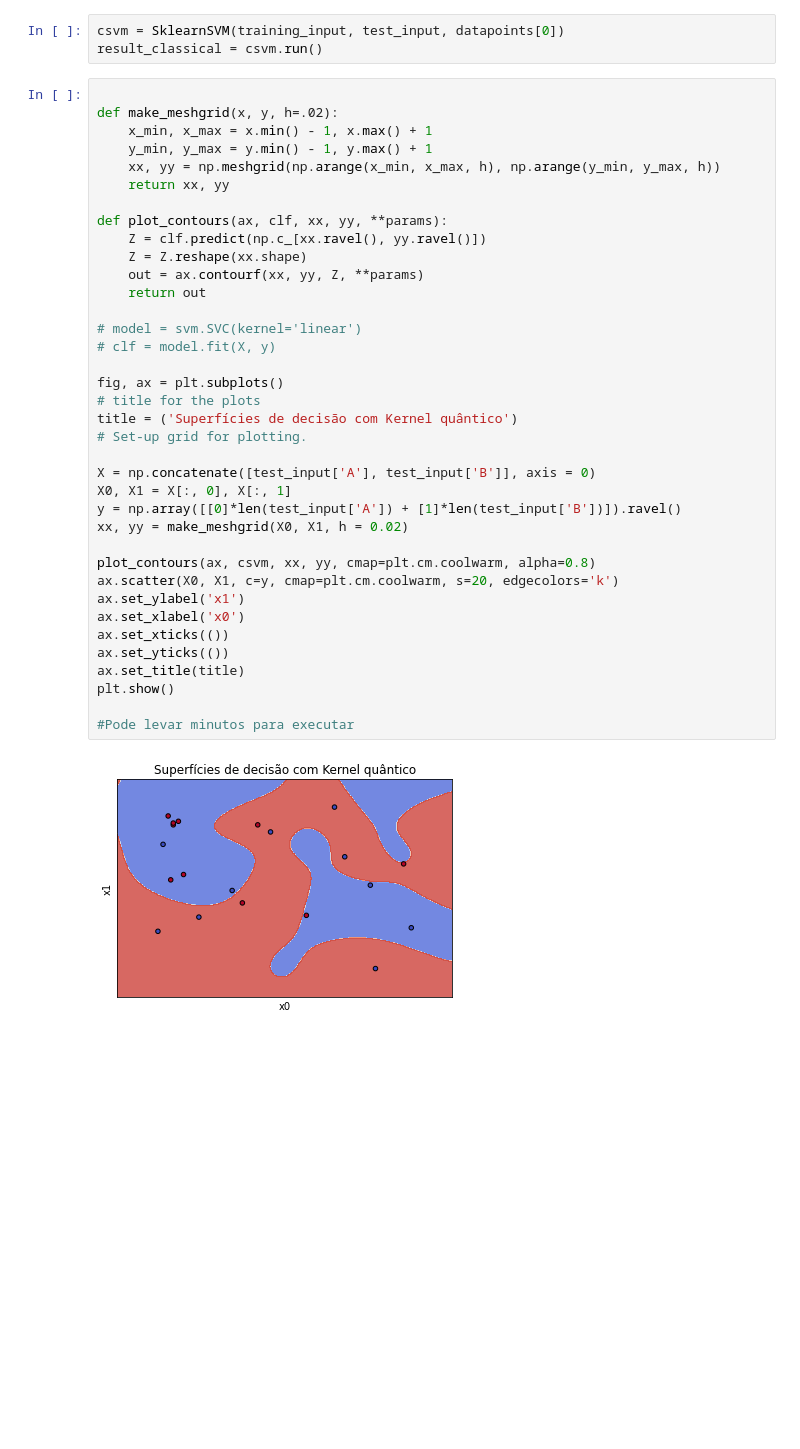
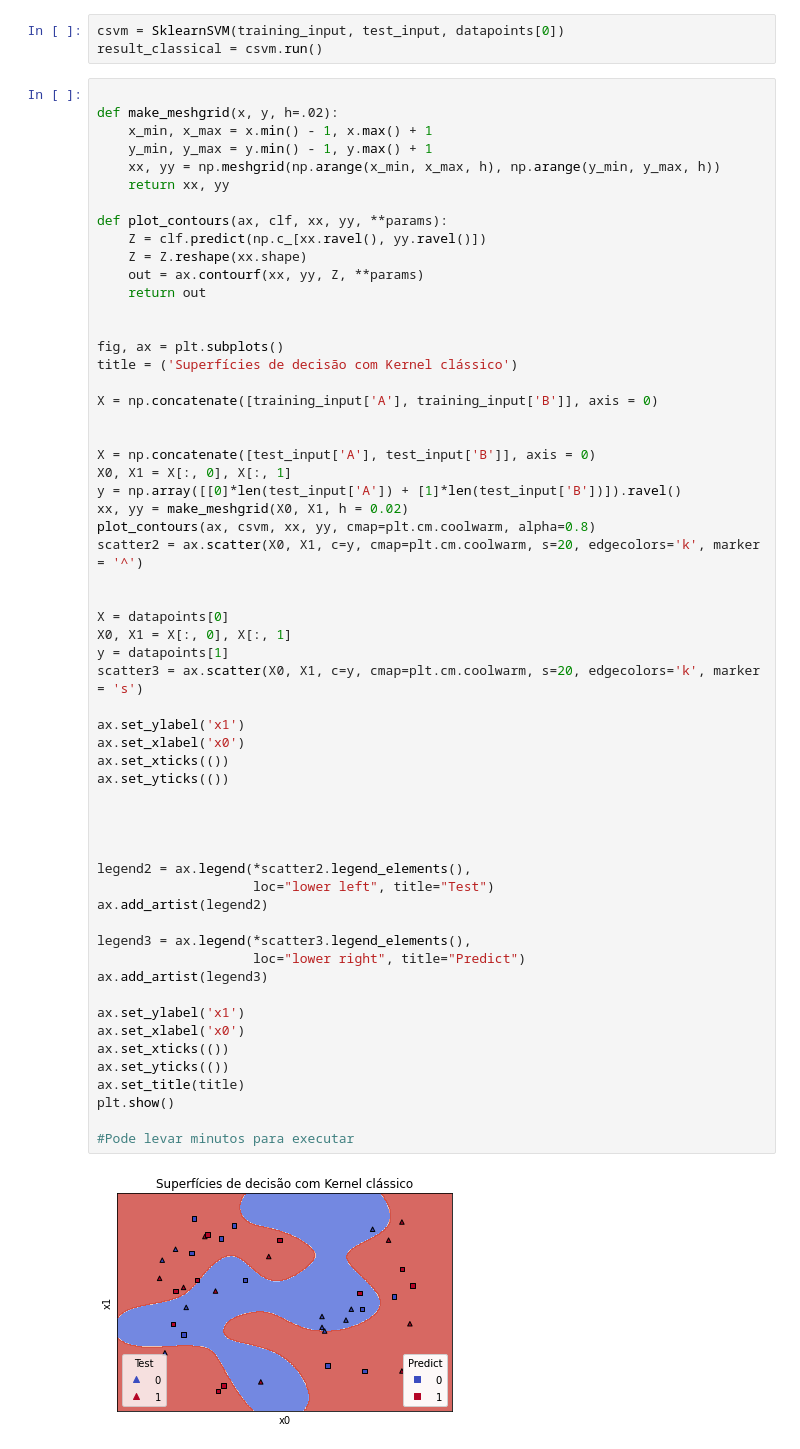
Before and after one commit to jhromeiro/BeerQuantumChallenge, a Jupyter notebook: nonLinearSep.ipynb, the cells around one changed output. Drawn from its saved outputs; the diff is of its cells as text; blank space fills up the shorter version.

```diff
--- a/nonLinearSep.ipynb
+++ b/nonLinearSep.ipynb
@@ -171,41 +150,62 @@ result_classical = csvm.run()
 
 def make_meshgrid(x, y, h=.02):
     x_min, x_max = x.min() - 1, x.max() + 1
     y_min, y_max = y.min() - 1, y.max() + 1
     xx, yy = np.meshgrid(np.arange(x_min, x_max, h), np.arange(y_min, y_max, h))
     return xx, yy
 
 def plot_contours(ax, clf, xx, yy, **params):
     Z = clf.predict(np.c_[xx.ravel(), yy.ravel()])
     Z = Z.reshape(xx.shape)
     out = ax.contourf(xx, yy, Z, **params)
     return out
 
-# model = svm.SVC(kernel='linear')
-# clf = model.fit(X, y)
 
 fig, ax = plt.subplots()
-# title for the plots
-title = ('Superfícies de decisão com Kernel quântico')
-# Set-up grid for plotting.
+title = ('Superfícies de decisão com Kernel clássico')
+
+X = np.concatenate([training_input['A'], training_input['B']], axis = 0)
+
 
 X = np.concatenate([test_input['A'], test_input['B']], axis = 0)
 X0, X1 = X[:, 0], X[:, 1]
 y = np.array([[0]*len(test_input['A']) + [1]*len(test_input['B'])]).ravel()
 xx, yy = make_meshgrid(X0, X1, h = 0.02)
+plot_contours(ax, csvm, xx, yy, cmap=plt.cm.coolwarm, alpha=0.8)
+scatter2 = ax.scatter(X0, X1, c=y, cmap=plt.cm.coolwarm, s=20, edgecolors='k', marker = '^')
 
-plot_contours(ax, csvm, xx, yy, cmap=plt.cm.coolwarm, alpha=0.8)
-ax.scatter(X0, X1, c=y, cmap=plt.cm.coolwarm, s=20, edgecolors='k')
+
+X = datapoints[0]
+X0, X1 = X[:, 0], X[:, 1]
+y = datapoints[1]
+scatter3 = ax.scatter(X0, X1, c=y, cmap=plt.cm.coolwarm, s=20, edgecolors='k', marker = 's')
+
+ax.set_ylabel('x1')
+ax.set_xlabel('x0')
+ax.set_xticks(())
+ax.set_yticks(())
+
+
+
+
+legend2 = ax.legend(*scatter2.legend_elements(),
+                    loc="lower left", title="Test")
+ax.add_artist(legend2)
+
+legend3 = ax.legend(*scatter3.legend_elements(),
+                    loc="lower right", title="Predict")
+ax.add_artist(legend3)
+
 ax.set_ylabel('x1')
 ax.set_xlabel('x0')
 ax.set_xticks(())
 ax.set_yticks(())
 ax.set_title(title)
 plt.show()
 
 #Pode levar minutos para executar
 # %% [output]
-[figure, old version]
+[figure, new version]
 # %%
 from qiskit.aqua.algorithms import SklearnSVM
 
```
Also changed, not shown: parts of 13 cells of this notebook, 1 other file.
